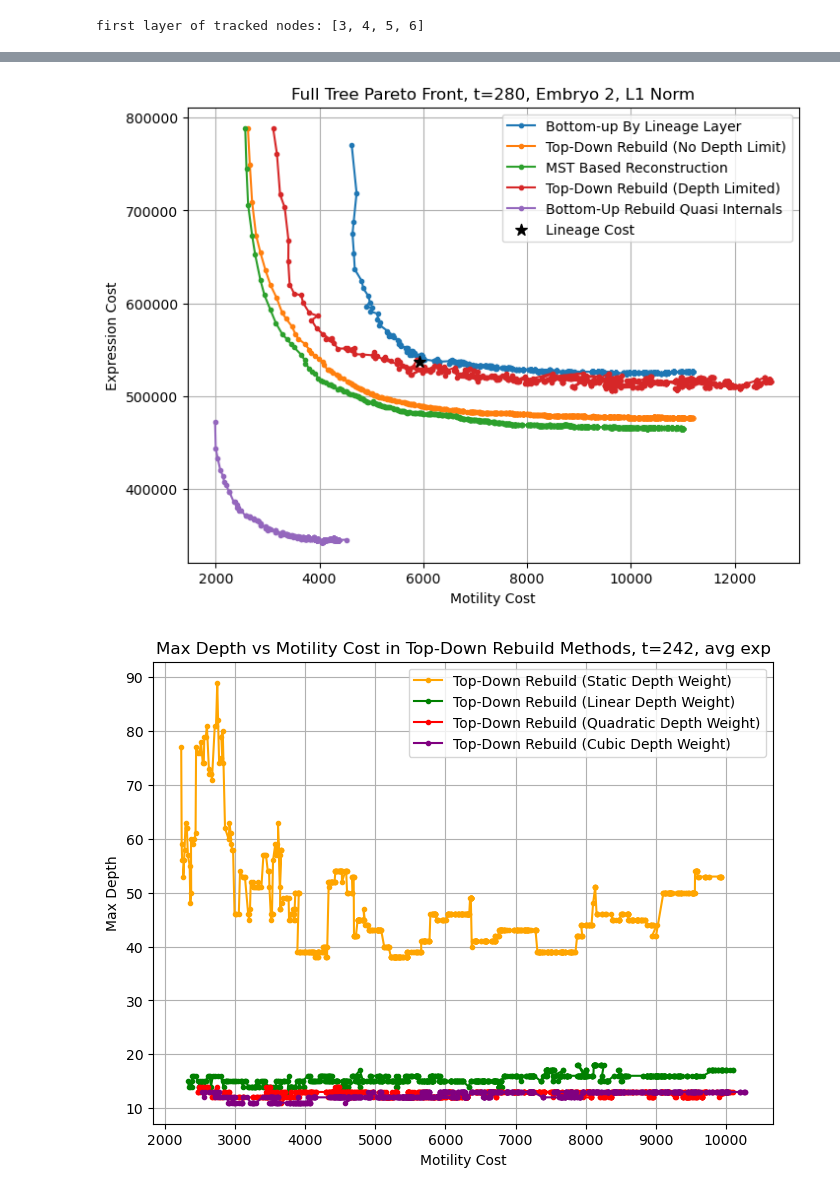
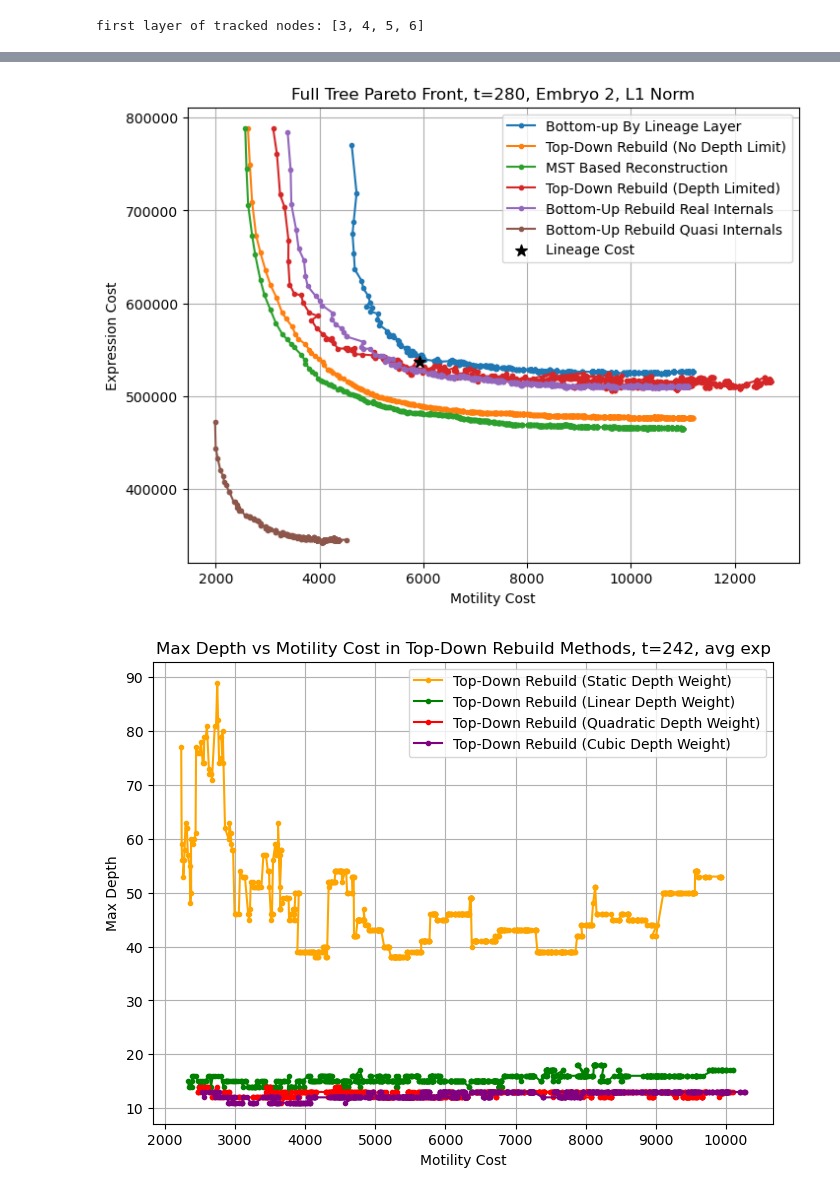
Before and after one commit to IcyFermion/embryogenesis, a Jupyter notebook: pareto_core.ipynb, the cells around one changed output, grey strips where cells are left out. Cells and saved outputs as stored; diff of their text form; code cells hidden in the pictures.

```diff
--- a/pareto_core.ipynb
+++ b/pareto_core.ipynb
@@ -58,0 +95,30 @@ dfs(lineage_data, None)
+# %%
+complexity_code_dict = {}
+cell_div_count = 0
+parent_code_mapping = {}
+for node in terminal_nodes:
+    complexity_code_dict[node] = lineage_type_code_dict[node]
+bfs_queue = deque(terminal_nodes)
+while bfs_queue:
+    cur_node = bfs_queue.popleft()
+    cur_parent = parent_dict.get(cur_node, None)
+    cur_node_code = complexity_code_dict.get(cur_node, None)
+    if cur_node_code is None:
+        print(f"Type code not found for node: {cur_node}")
+        continue
+    if cur_parent is None:
+        print(f"Parent not found for node: {cur_node}")
+        continue
+    if cur_parent not in complexity_code_dict:
+        complexity_code_dict[cur_parent] = cur_node_code
+        bfs_queue.append(cur_parent)
+    else:
+        cur_parent_code = complexity_code_dict[cur_parent]
+        if cur_parent_code > cur_node_code:
+            parent_code_tuple = (cur_parent_code, cur_node_code)
+        else:
+            parent_code_tuple = (cur_node_code, cur_parent_code)
+        if parent_code_tuple not in parent_code_mapping:
+            parent_code_mapping[parent_code_tuple] = len(parent_code_mapping)+len(type_code_dict)
+        complexity_code_dict[cur_parent] = parent_code_mapping[parent_code_tuple]
+        cell_div_count += 1
@@ -143,5 +180,7 @@ opt = LineageOptimization(
     lineage_exp_mat,
     lineage_tree,
     first_internal_layer=first_layer,
-    lineage_names=common_lineages, exp_norm=1)
+    lineage_names=common_lineages,
+    lineage_type_code_dict=complexity_code_dict,
+    exp_norm=1)
 # %% [output]
@@ -181,32 +232,32 @@ pareto_exp_cost_list_mst = results_df["MST Based Rebuild Exp Cost"].tolist()
 # %%
 pareto_xyz_cost_list_by_layer = [cost[0] for cost in pareto_list_by_layer]
 pareto_exp_cost_list_by_layer = [cost[1] for cost in pareto_list_by_layer]
 pareto_xyz_cost_list_top_down_rebuild = [cost[0] for cost in pareto_list_top_down_rebuild]
 pareto_exp_cost_list_top_down_rebuild = [cost[1] for cost in pareto_list_top_down_rebuild]
 pareto_xyz_cost_list_mst = [cost[0] for cost in pareto_mst_list]
 pareto_exp_cost_list_mst = [cost[1] for cost in pareto_mst_list]
 pareto_xyz_cost_list_top_down_rebuild_depth_cutoff = [cost[0] for cost in pareto_list_top_down_rebuild_depth_cutoff]
 pareto_exp_cost_list_top_down_rebuild_depth_cutoff = [cost[1] for cost in pareto_list_top_down_rebuild_depth_cutoff]
-# pareto_xyz_cost_list_paired_bottom_up_rebuild = [cost[0] for cost in pareto_list_paired_bottom_up_rebuild]
-# pareto_exp_cost_list_paired_bottom_up_rebuild = [cost[1] for cost in pareto_list_paired_bottom_up_rebuild]
-pareto_xyz_cost_list_terminal_only_kd_internal = [cost[0] for cost in pareto_list_terminal_only_kd_internal]
-pareto_exp_cost_list_terminal_only_kd_internal = [cost[1] for cost in pareto_list_terminal_only_kd_internal]
+pareto_xyz_cost_list_paired_bottom_up_rebuild = [cost[0] for cost in pareto_list_paired_bottom_up_rebuild]
+pareto_exp_cost_list_paired_bottom_up_rebuild = [cost[1] for cost in pareto_list_paired_bottom_up_rebuild]
+# pareto_xyz_cost_list_terminal_only_kd_internal = [cost[0] for cost in pareto_list_terminal_only_kd_internal]
+# pareto_exp_cost_list_terminal_only_kd_internal = [cost[1] for cost in pareto_list_terminal_only_kd_internal]
 plt.figure(figsize=(8, 6))
 plt.plot(pareto_xyz_cost_list_by_layer, pareto_exp_cost_list_by_layer, marker='o', linestyle='-',  markersize=3, label='Bottom-up By Lineage Layer')
 plt.plot(pareto_xyz_cost_list_top_down_rebuild, pareto_exp_cost_list_top_down_rebuild, marker='o', linestyle='-',  markersize=3, label='Top-Down Rebuild (No Depth Limit)')
 plt.plot(pareto_xyz_cost_list_mst, pareto_exp_cost_list_mst, marker='o', linestyle='-',  markersize=3, label='MST Based Reconstruction')
 plt.plot(pareto_xyz_cost_list_top_down_rebuild_depth_cutoff, pareto_exp_cost_list_top_down_rebuild_depth_cutoff, marker='o', linestyle='-', markersize=3, label='Top-Down Rebuild (Depth Limited)')
-# plt.plot(pareto_xyz_cost_list_paired_bottom_up_rebuild, pareto_exp_cost_list_paired_bottom_up_rebuild, marker='o', linestyle='-', markersize=3, label='Bottom-Up Rebuild Real Internals')
+plt.plot(pareto_xyz_cost_list_paired_bottom_up_rebuild, pareto_exp_cost_list_paired_bottom_up_rebuild, marker='o', linestyle='-', markersize=3, label='Bottom-Up Rebuild Real Internals')
 plt.plot(pareto_xyz_cost_list_terminal_only_kd_internal, pareto_exp_cost_list_terminal_only_kd_internal, marker='o', linestyle='-', markersize=3, label='Bottom-Up Rebuild Quasi Internals')
 plt.xlabel('Motility Cost')
 plt.ylabel('Expression Cost')
 plt.scatter(opt.lineage_xyz_cost, opt.lineage_exp_cost, color='black', marker='*', label='Lineage Cost', zorder=99, s=75)
 plt.title(f'Full Tree Pareto Front, t=280, Embryo 2, L1 Norm')
 plt.grid(True)
 plt.legend()
 plt.show()
 # %% [output]
-[figure, old version]
+[figure, new version]
 # %%
 results_df = pd.DataFrame({
     'Bottom-up By Layer XYZ Cost': pareto_xyz_cost_list_by_layer,
```
Also changed, not shown: parts of 12 cells of this notebook, 1 other file.
